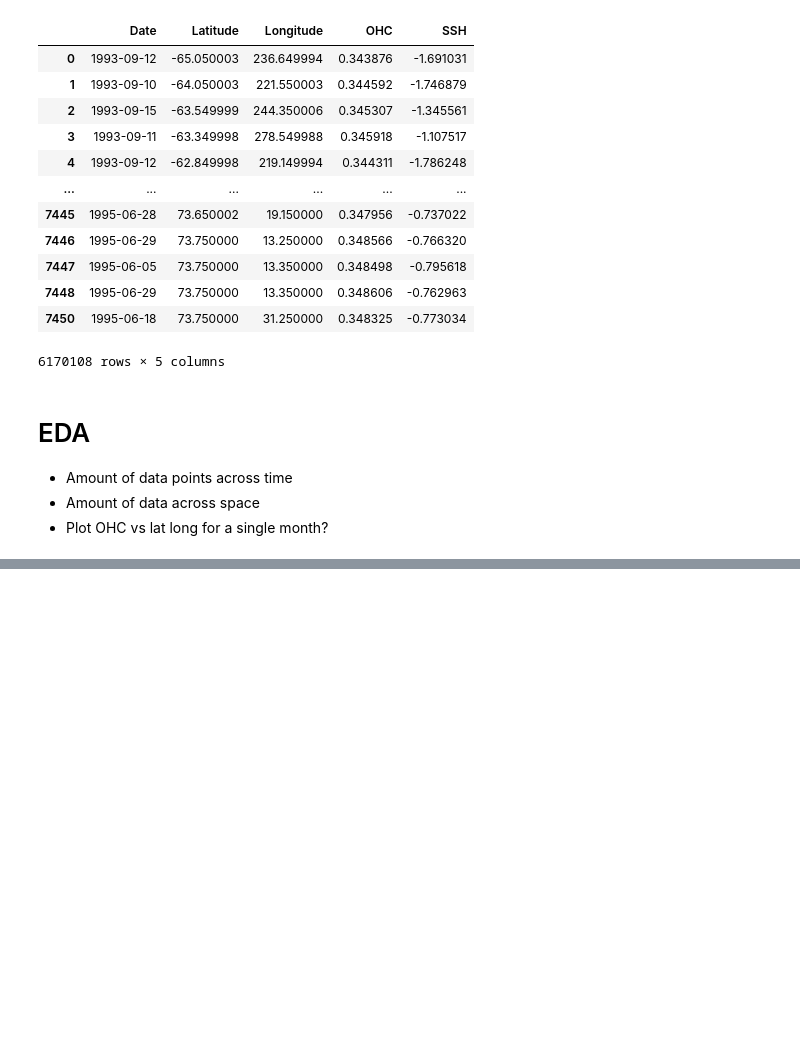
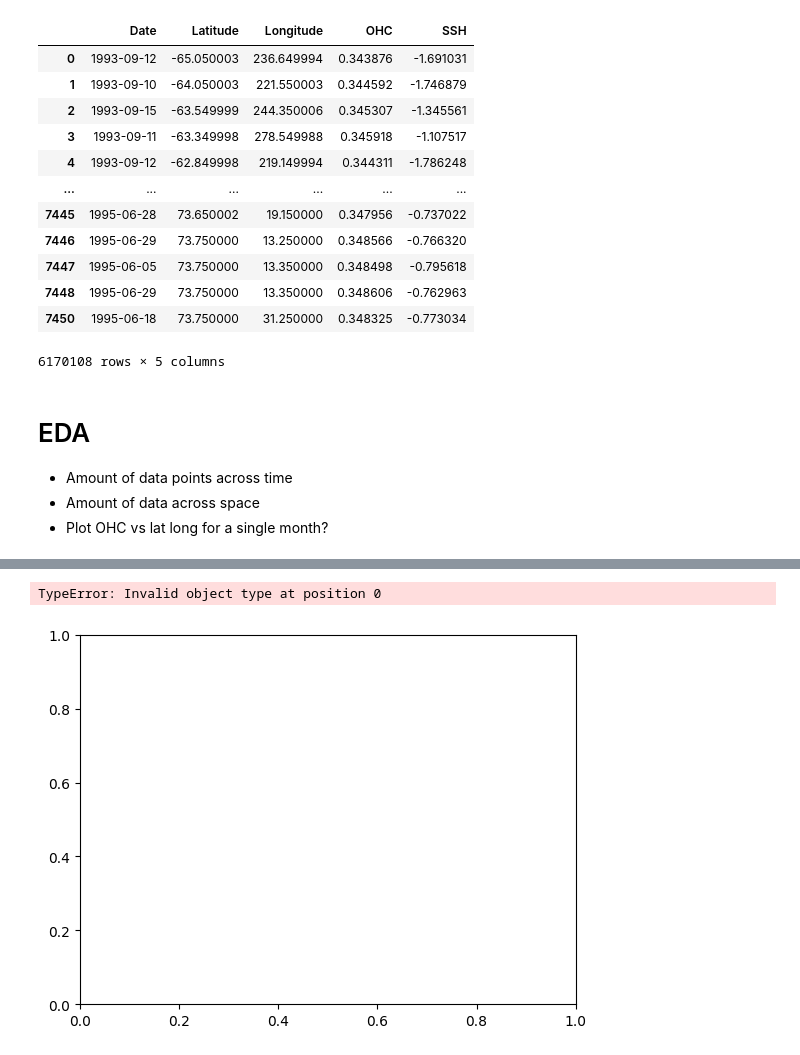
Before and after one commit to abbym-bristol/ME4OH_summer_project, a Jupyter notebook: Data/read_compile.ipynb, the cells around one changed output, grey strips where cells are left out. Cells and saved outputs as stored; diff of their text form; code cells hidden in the pictures; blank space fills up the shorter version.

```diff
--- a/Data/read_compile.ipynb
+++ b/Data/read_compile.ipynb
@@ -75,0 +186,5 @@ ohc_df
+# %%
+sns.lineplot(df_by_month, x='Date', y='OHC')
+# %% [output]
+TypeError: Invalid object type at position 0
+[figure, added]
```
Also changed, not shown: parts of 12 cells of this notebook.
